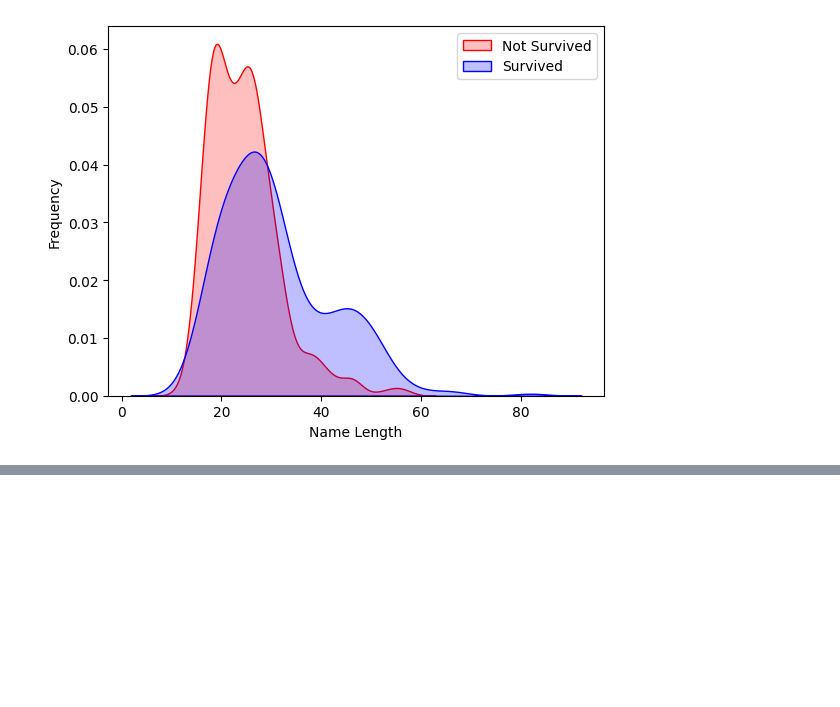
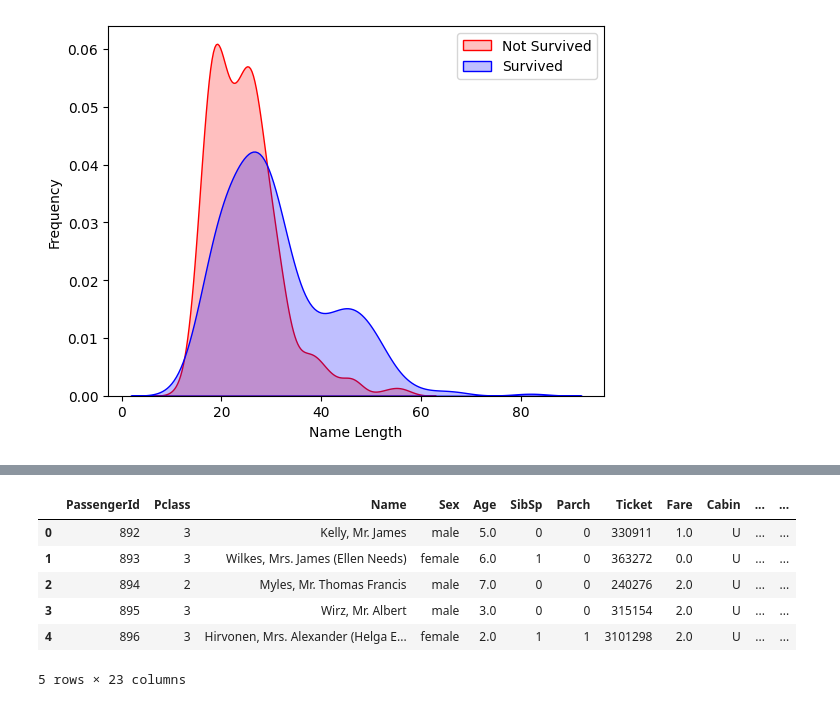
Before and after one commit to wisdom-okwen/ml-titanic, a Jupyter notebook: titanic.ipynb, the cells around one changed output, grey strips where cells are left out. Drawn from its saved outputs; the diff is of its cells as text; code cells hidden in the pictures; blank space fills up the shorter version.

```diff
--- a/titanic.ipynb
+++ b/titanic.ipynb
@@ -402,0 +537,26 @@ g=g.legend(['Not Survived', 'Survived'])
+# %%
+train_df['Ticket Location'] = train_df['Ticket Location'].replace({
+    'SOTON/O.Q.': 'SOTON/OQ',
+    'C.A.': 'CA',
+    'CA.': 'CA',
+    'SC/PARIS': 'SC/Paris',
+    'S.C./PARIS': 'SC/Paris',
+    'A/4.': 'A/4',
+    'A./5.': 'A/5',
+    'A.5.': 'A/5',
+    'A/5.': 'A/5',
+    'W./C.': 'W/C'
+})
+
+test_df['Ticket Location'] = test_df['Ticket Location'].replace({
+    'SOTON/O.Q.': 'SOTON/OQ',
+    'C.A.': 'CA',
+    'CA.': 'CA',
+    'SC/PARIS': 'SC/Paris',
+    'S.C./PARIS': 'SC/Paris',
+    'A/4.': 'A/4',
+    'A./5.': 'A/5',
+    'A.5.': 'A/5',
+    'A/5.': 'A/5',
+    'W./C.': 'W/C'
+})
@@ -402,0 +583,6 @@ g=g.legend(['Not Survived', 'Survived'])
+# %%
+train_df['Cabin'] = train_df['Cabin'].fillna('U')
+train_df['Cabin'] = pd.Series([i[0] if not pd.isnull(i) else 'x' for i in train_df['Cabin']])
+
+test_df['Cabin'] = test_df['Cabin'].fillna('U')
+test_df['Cabin'] = pd.Series([i[0] if not pd.isnull(i) else 'x' for i in test_df['Cabin']])
@@ -402,0 +602,3 @@ g=g.legend(['Not Survived', 'Survived'])
+# %%
+train_df['Cabin Assigned'] = train_df['Cabin'].apply(lambda x: 0 if x in ['U'] else 1)
+test_df['Cabin Assigned'] = test_df['Cabin'].apply(lambda x: 0 if x in ['U'] else 1)
@@ -402,0 +658,4 @@ g=g.legend(['Not Survived', 'Survived'])
+# %%
+train_df['Age'].fillna(train_df['Age'].mean(), inplace=True)
+test_df['Age'].fillna(test_df['Age'].mean(), inplace=True)
+test_df['Fare'].fillna(test_df['Fare'].mean(), inplace=True)
@@ -402,0 +688,10 @@ g=g.legend(['Not Survived', 'Survived'])
+# %%
+test_df.head()
+# %% [output]
+|  | PassengerId | Pclass | Name | Sex | Age | SibSp | Parch | Ticket | Fare | Cabin | ... | ... |
+| 0 | 892 | 3 | Kelly, Mr. James | male | 5.0 | 0 | 0 | 330911 | 1.0 | U | ... | ... |
+| 1 | 893 | 3 | Wilkes, Mrs. James (Ellen Needs) | female | 6.0 | 1 | 0 | 363272 | 0.0 | U | ... | ... |
+| 2 | 894 | 2 | Myles, Mr. Thomas Francis | male | 7.0 | 0 | 0 | 240276 | 2.0 | U | ... | ... |
+| 3 | 895 | 3 | Wirz, Mr. Albert | male | 3.0 | 0 | 0 | 315154 | 2.0 | U | ... | ... |
+| 4 | 896 | 3 | Hirvonen, Mrs. Alexander (Helga E... | female | 2.0 | 1 | 1 | 3101298 | 2.0 | U | ... | ... |
+5 rows × 23 columns
```
Also changed, not shown: parts of 30 cells of this notebook.
